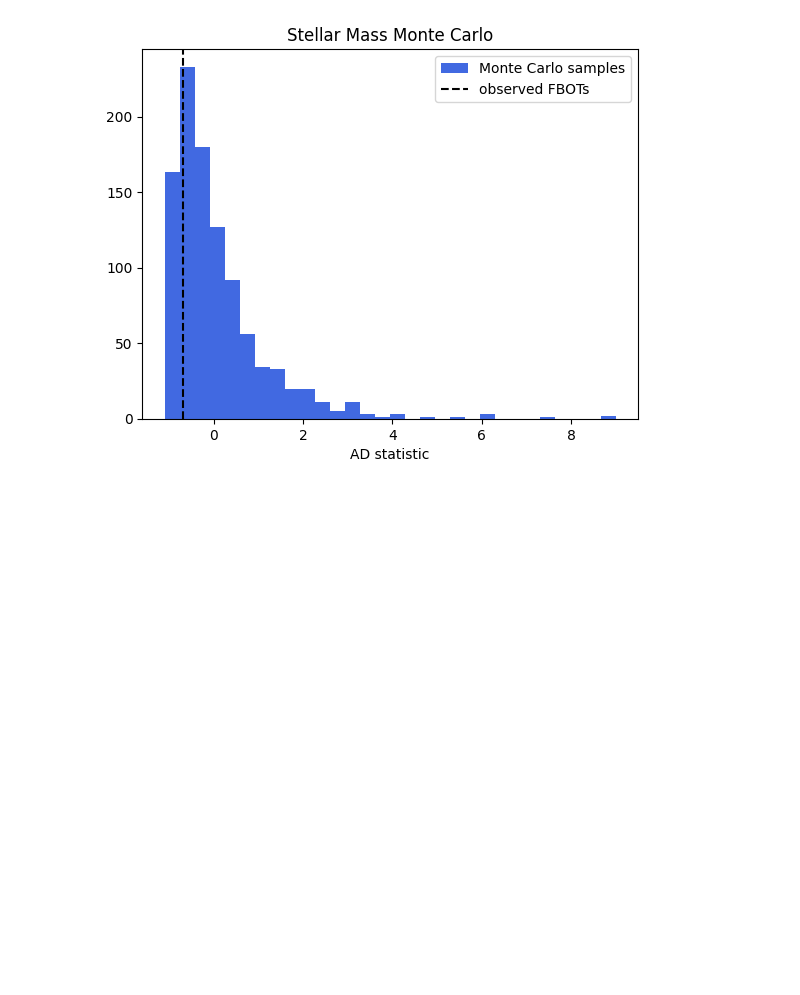
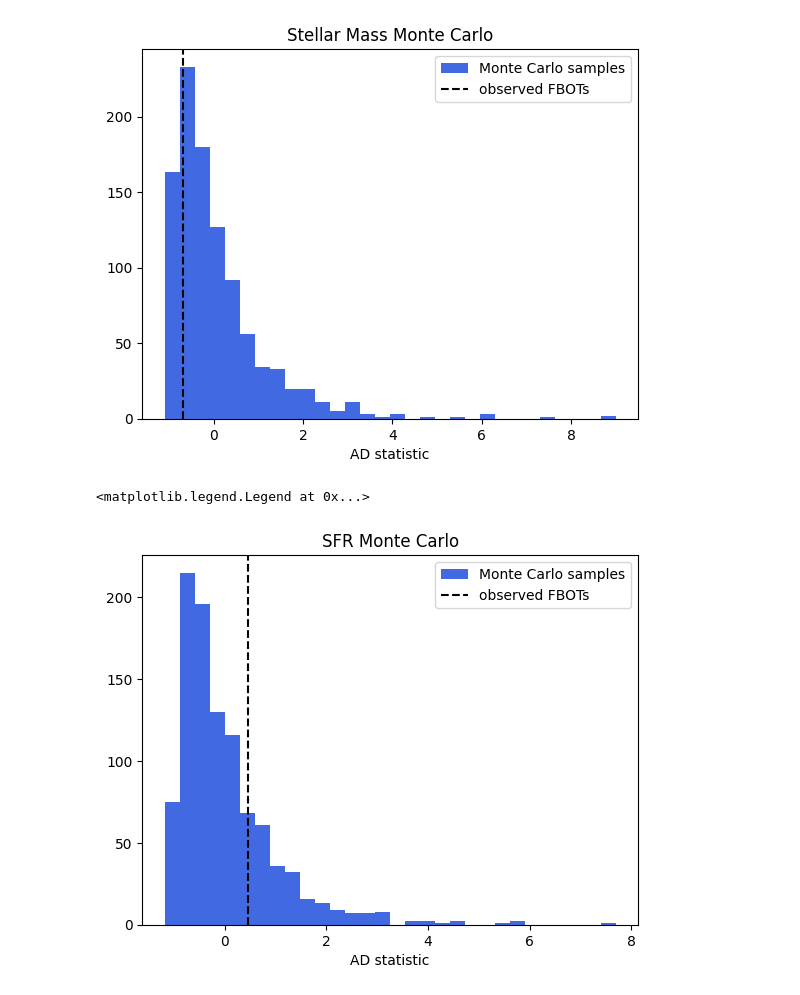
Before and after one commit to aswinsuresh24/sne_hosts, a Jupyter notebook: hosts.ipynb, the cells around one changed output. Drawn from its saved outputs; the diff is of its cells as text; code cells hidden in the pictures; blank space fills up the shorter version.

```diff
--- a/hosts.ipynb
+++ b/hosts.ipynb
@@ -426,3 +436,12 @@ plt.legend()
 # %% [output]
 <matplotlib.legend.Legend at 0x...>
 [figure]
+# %%
+plt.hist(mc_stats['AD'], bins = 30, color = 'royalblue', label = 'Monte Carlo samples')
+plt.axvline(0.4613451165065528, linestyle = '--', alpha = 1, color = 'black', label = 'observed FBOTs')
+plt.xlabel('AD statistic')
+plt.title('SFR Monte Carlo')
+plt.legend()
+# %% [output]
+<matplotlib.legend.Legend at 0x...>
+[figure, added]
```
Also changed, not shown: parts of 3 cells of this notebook, 1 other file.
